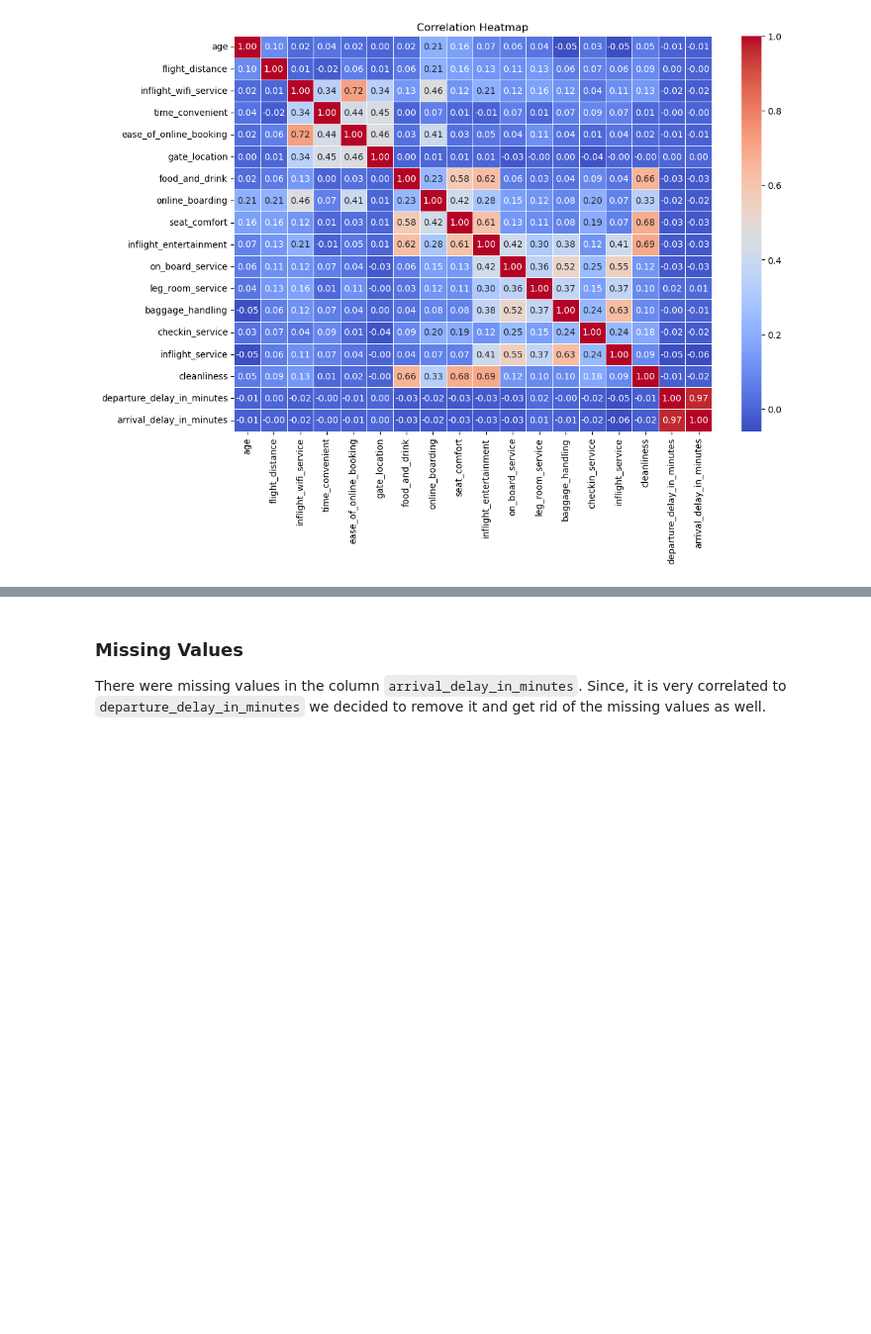
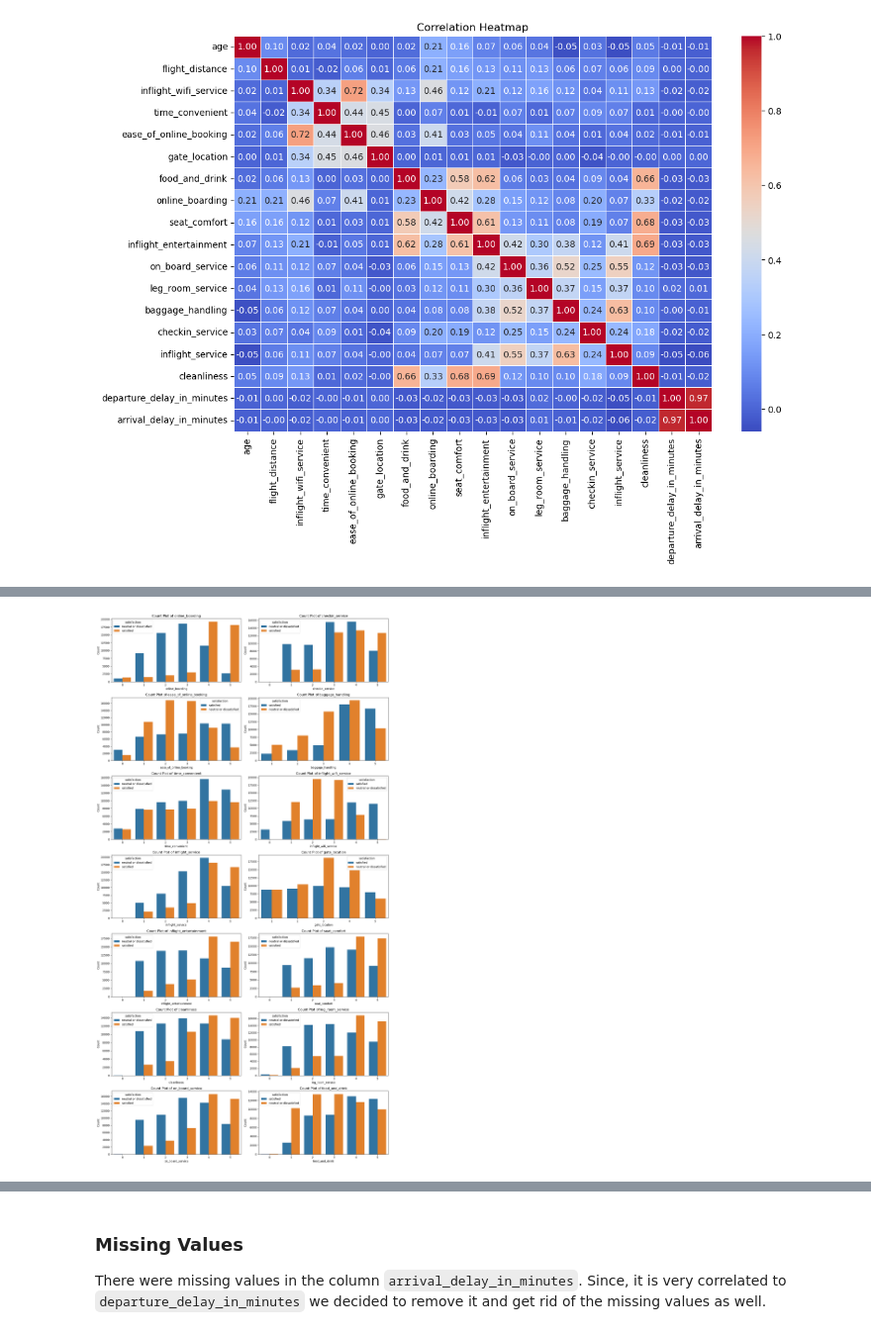
Before and after one commit to UBC-MDS/DSCI_522_group12, a Jupyter notebook: notebooks/airline_passenger_satisfaction_predictor.ipynb, the cells around one changed output, grey strips where cells are left out. Shown at 99% size. Drawn from its saved outputs; the diff is of its cells as text; code cells hidden in the pictures; blank space fills up the shorter version.

```diff
--- a/notebooks/airline_passenger_satisfaction_predictor.ipynb
+++ b/notebooks/airline_passenger_satisfaction_predictor.ipynb
@@ -341 +368,24 @@ plt.show()
+# %%
+# Get the ordinal columns
+ordinal_cols = list(set(train_data.select_dtypes(include=['number']).columns) - set(numeric_columns))
+n_cols = 2
+n_rows = (len(ordinal_cols) + n_cols - 1) // n_cols
+
+
+fig, axes = plt.subplots(n_rows, n_cols, figsize=(15, 4 * n_rows))
+axes = axes.flatten()
+
+for i, column in enumerate(ordinal_cols):
+    sns.countplot(data=train_data, x=column, hue='satisfaction', ax=axes[i])
+    axes[i].set_title(f'Count Plot of {column}')
+    axes[i].set_xlabel(column)
+    axes[i].set_ylabel('Count')
+
+for j in range(i + 1, len(axes)):
+    axes[j].axis('off')
+
+plt.tight_layout()
+plt.show()
+# %% [output]
+[figure, added]
 # %% [markdown]
```
Also changed, not shown: parts of 4 cells of this notebook, 1 other file.
